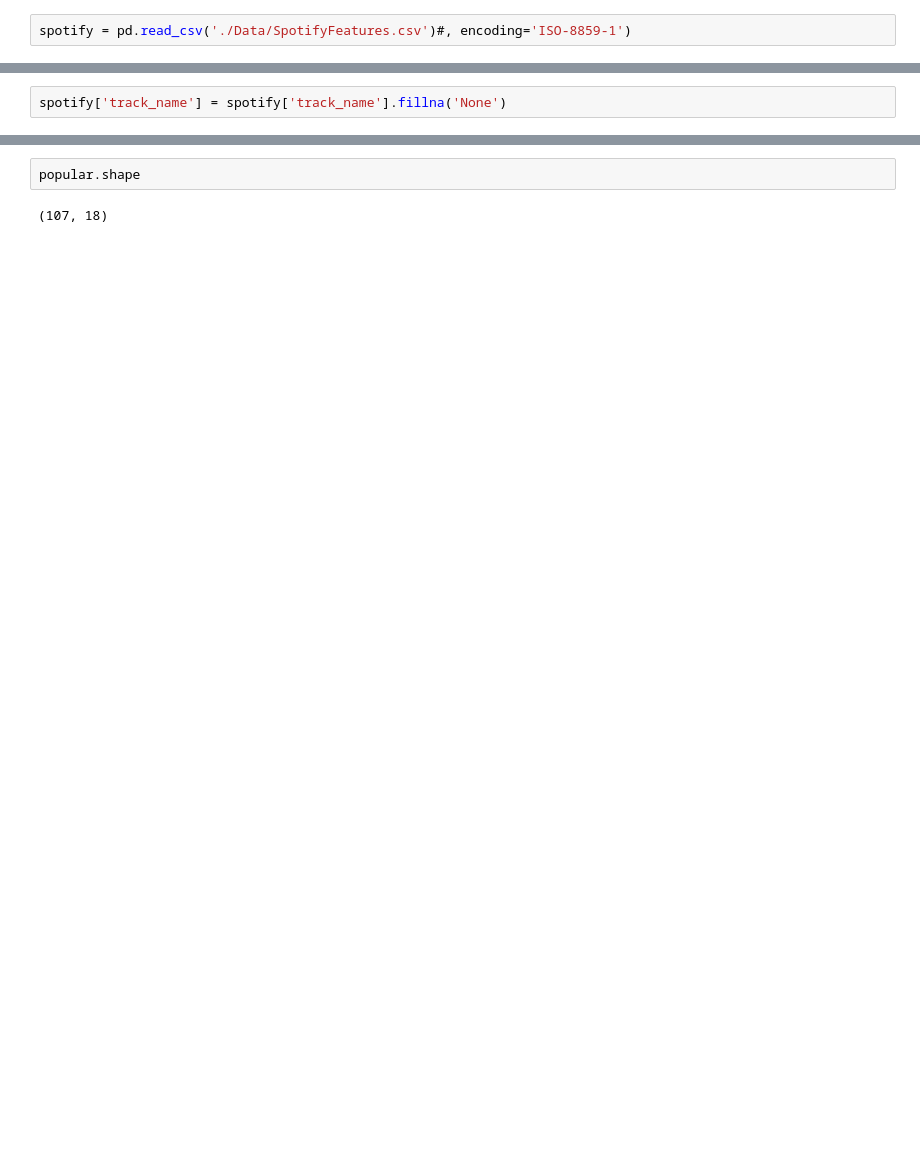
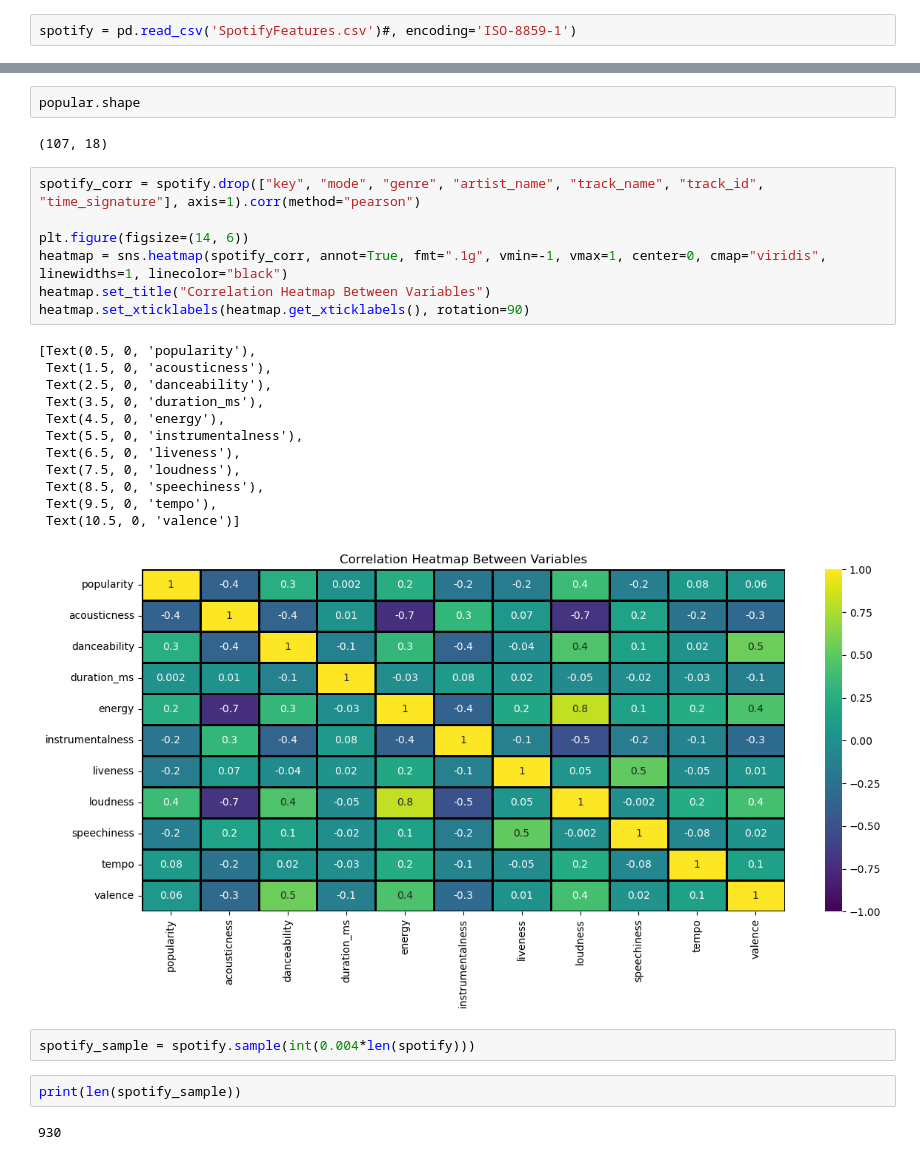
Before and after one commit to dillondiatlo/Team2, a Jupyter notebook: harnish.ipynb, the cells around one changed output, grey strips where cells are left out. Saved outputs shown, nothing was run; the diff lists cells and outputs as text; blank space fills up the shorter version.

```diff
--- a/harnish.ipynb
+++ b/harnish.ipynb
@@ -5,7 +5,7 @@ import geopandas as gpd
 import matplotlib.pyplot as plt
 import seaborn as sns
 # %%
-spotify = pd.read_csv('./Data/SpotifyFeatures.csv')#, encoding='ISO-8859-1')
+spotify = pd.read_csv('SpotifyFeatures.csv')#, encoding='ISO-8859-1')
 # %%
 spotify.head()
 # %% [output]
@@ -61,8 +61,6 @@ Data columns (total 18 columns):
  17  valence           232725 non-null  float64
 dtypes: float64(9), int64(2), object(7)
 memory usage: 32.0+ MB
-# %%
-spotify['track_name'] = spotify['track_name'].fillna('None')
 # %%
 spotify.artist_name.value_counts().head(5)
 # %% [output]
@@ -92,3 +104,29 @@ popular.head()
 popular.shape
 # %% [output]
 (107, 18)
+# %%
+spotify_corr = spotify.drop(["key", "mode", "genre", "artist_name", "track_name", "track_id", "time_signature"], axis=1).corr(method="pearson")
+
+plt.figure(figsize=(14, 6))
+heatmap = sns.heatmap(spotify_corr, annot=True, fmt=".1g", vmin=-1, vmax=1, center=0, cmap="viridis", linewidths=1, linecolor="black")
+heatmap.set_title("Correlation Heatmap Between Variables")
+heatmap.set_xticklabels(heatmap.get_xticklabels(), rotation=90)
+# %% [output]
+[Text(0.5, 0, 'popularity'),
+ Text(1.5, 0, 'acousticness'),
+ Text(2.5, 0, 'danceability'),
+ Text(3.5, 0, 'duration_ms'),
+ Text(4.5, 0, 'energy'),
+ Text(5.5, 0, 'instrumentalness'),
+ Text(6.5, 0, 'liveness'),
+ Text(7.5, 0, 'loudness'),
+ Text(8.5, 0, 'speechiness'),
+ Text(9.5, 0, 'tempo'),
+ Text(10.5, 0, 'valence')]
+[figure, added]
+# %%
+spotify_sample = spotify.sample(int(0.004*len(spotify)))
+# %%
+print(len(spotify_sample))
+# %% [output]
+930
```
Also changed, not shown: parts of 5 cells of this notebook.
